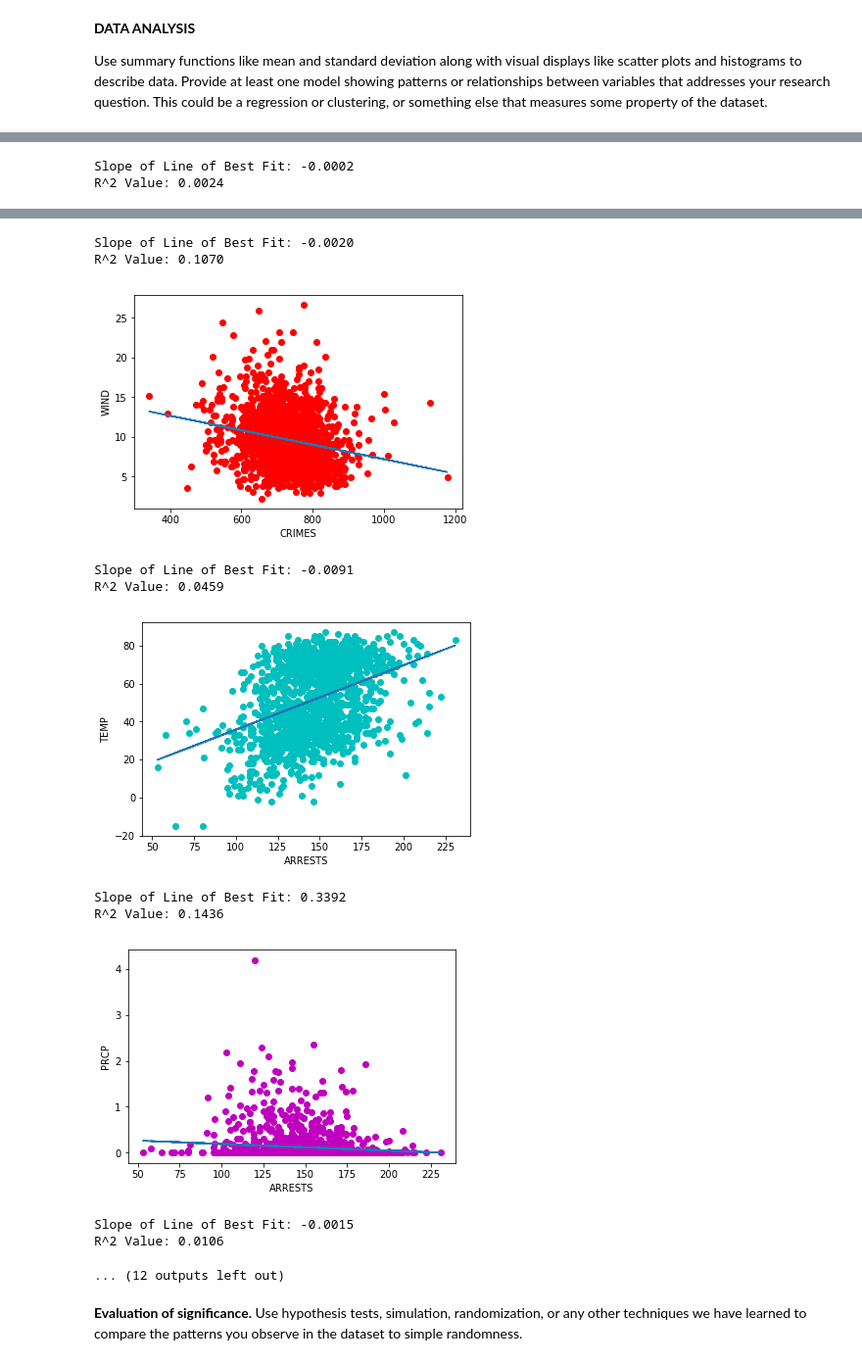
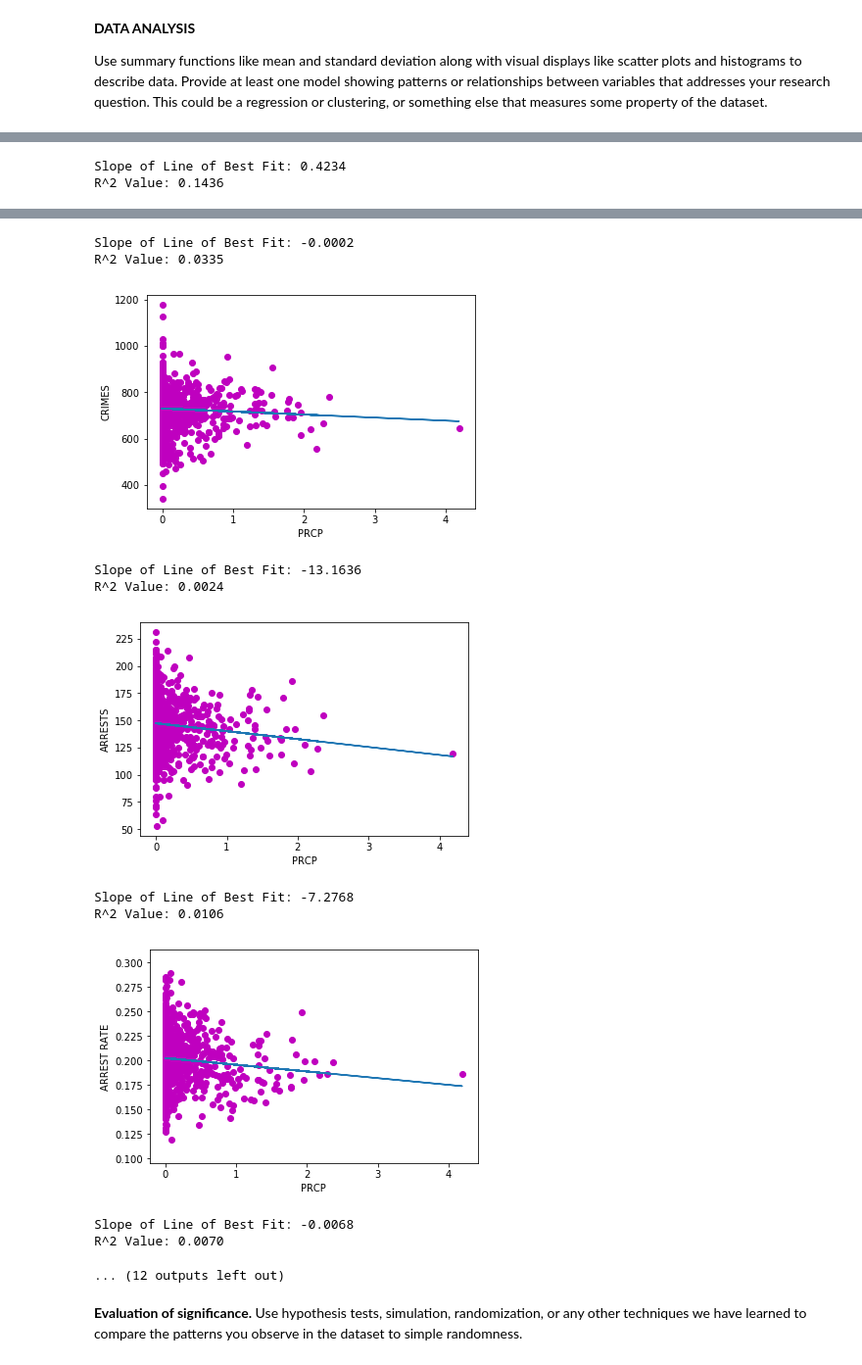
Before and after one commit to ajd2000/info-2950-final-project, a Jupyter notebook: final_report.ipynb, the cells around one changed output, grey strips where cells are left out. Shown at 98% size. Cells and saved outputs as stored; diff of their text form; code cells hidden in the pictures.

Commit message:
5-18 2:46
changed weather to x axis take 2

```diff
--- a/final_report.ipynb
+++ b/final_report.ipynb
@@ -36,12 +36,12 @@ def color_picker(y):
 # %%
 crime_weather = pd.read_csv('crime_weather.csv')
 # %%
-Y = ['TEMP', 'PRCP', 'SNOW', 'WIND', ]
-X = ['CRIMES', 'ARRESTS', 'ARREST RATE']
+X = ['TEMP', 'PRCP', 'SNOW', 'WIND', ]
+Y = ['CRIMES', 'ARRESTS', 'ARREST RATE']
 
 for x in X:
     for y in Y:
-        plt.scatter(crime_weather[x], crime_weather[y], color=color_picker(y))
+        plt.scatter(crime_weather[x], crime_weather[y], color=color_picker(x))
         plt.xlabel(x)
         plt.ylabel(y)
         cw_reg = LinearRegression().fit(crime_weather[[x]], crime_weather[y])
@@ -58,2 +58,2 @@ R^2 Value: 0.4889
-Slope of Line of Best Fit: -0.0002
-R^2 Value: 0.0024
+Slope of Line of Best Fit: 0.4234
+R^2 Value: 0.1436
@@ -61,14 +61,14 @@ R^2 Value: 0.0024
-Slope of Line of Best Fit: -0.0020
-R^2 Value: 0.1070
+Slope of Line of Best Fit: -0.0002
+R^2 Value: 0.0335
-[figure, old version]
+[figure, new version]
-Slope of Line of Best Fit: -0.0091
-R^2 Value: 0.0459
+Slope of Line of Best Fit: -13.1636
+R^2 Value: 0.0024
-[figure, old version]
+[figure, new version]
-Slope of Line of Best Fit: 0.3392
-R^2 Value: 0.1436
+Slope of Line of Best Fit: -7.2768
+R^2 Value: 0.0106
-[figure, old version]
+[figure, new version]
-Slope of Line of Best Fit: -0.0015
-R^2 Value: 0.0106
+Slope of Line of Best Fit: -0.0068
+R^2 Value: 0.0070
 ... (12 outputs left out)
 # %% [markdown]
 **Evaluation of significance.** Use hypothesis tests, simulation, randomization, or any other techniques we have learned to compare the patterns you observe in the dataset to simple randomness.
```
Also changed, not shown: parts of 2 cells of this notebook.
